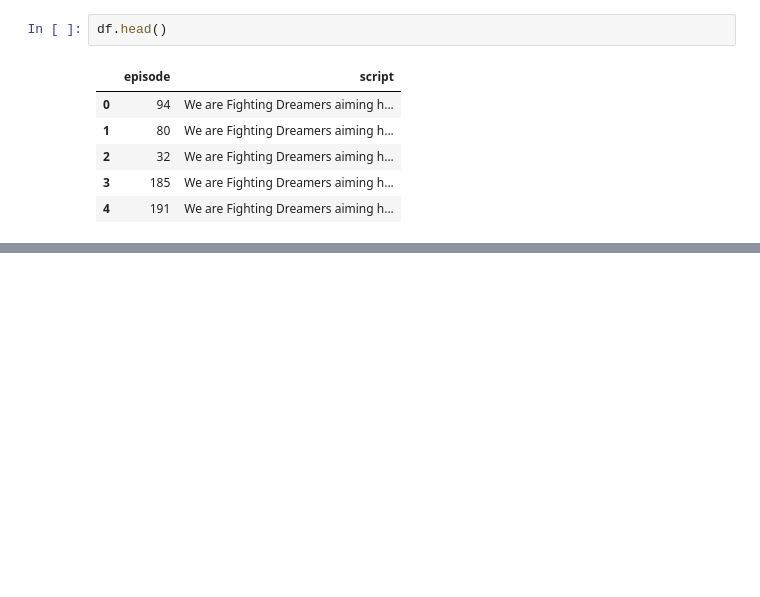
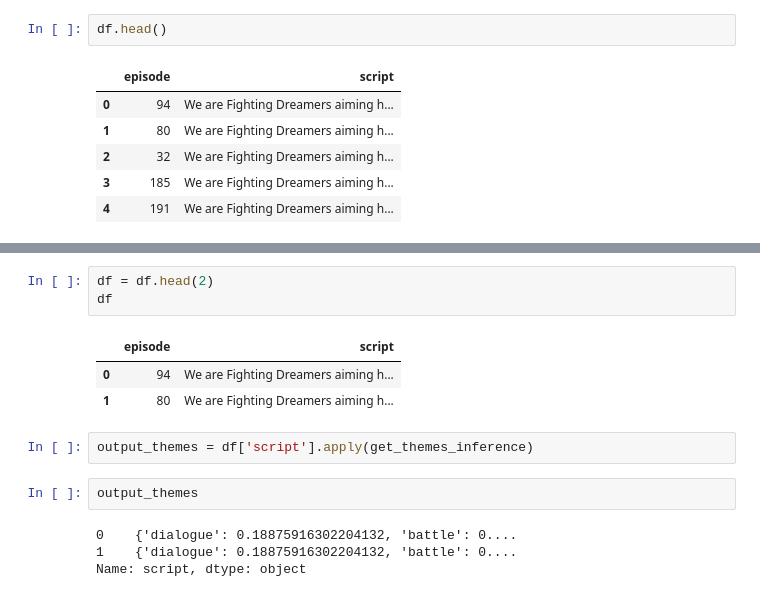
Before and after one commit to kartikeya-datta/TV-Series-Analysis-System, a Jupyter notebook: theme_classifier/theme_classification_development.ipynb, the cells around one changed output, grey strips where cells are left out. Drawn from its saved outputs; the diff is of its cells as text; blank space fills up the shorter version.

```diff
--- a/theme_classifier/theme_classification_development.ipynb
+++ b/theme_classifier/theme_classification_development.ipynb
@@ -137,0 +264,15 @@ df.head()
+# %%
+df = df.head(2)
+df
+# %% [output]
+|  | episode | script |
+| 0 | 94 | We are Fighting Dreamers aiming h... |
+| 1 | 80 | We are Fighting Dreamers aiming h... |
+# %%
+output_themes = df['script'].apply(get_themes_inference)
+# %%
+output_themes
+# %% [output]
+0    {'dialogue': 0.18875916302204132, 'battle': 0....
+1    {'dialogue': 0.18875916302204132, 'battle': 0....
+Name: script, dtype: object
```
Also changed, not shown: parts of 15 cells of this notebook, 1 other file.
